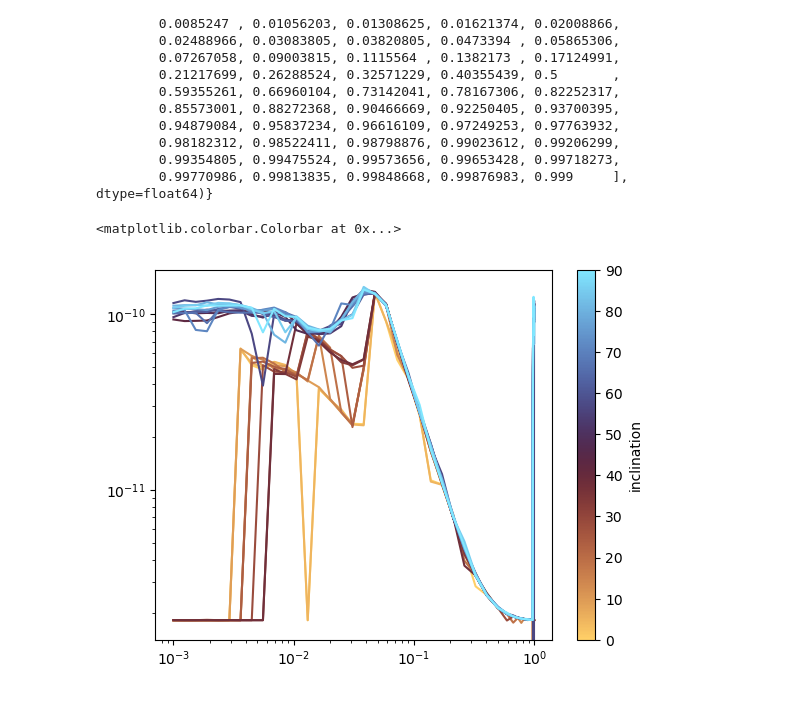
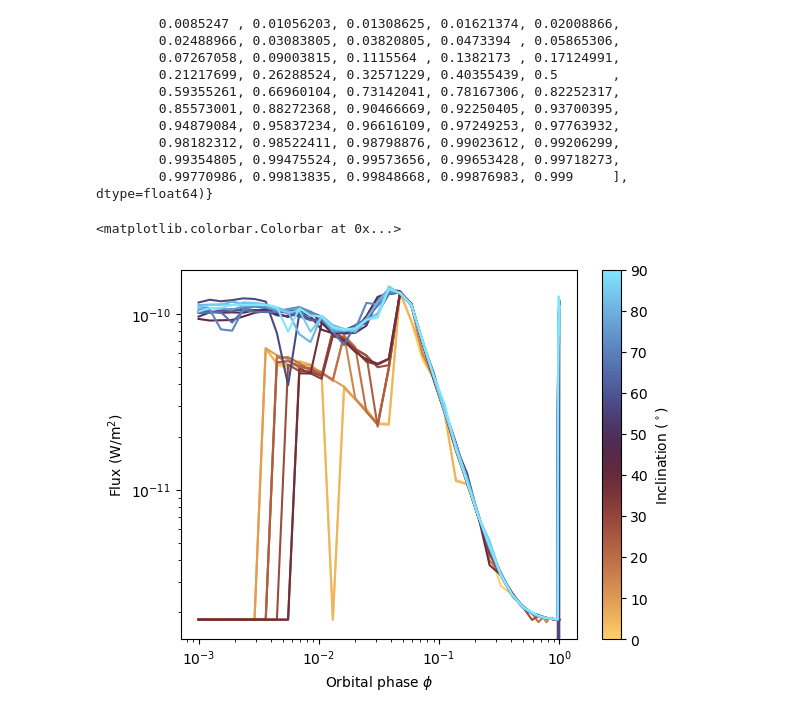
Before and after one commit to ryanwhite1/xenomorph, a Jupyter notebook: grid_runs.ipynb, the cells around one changed output. Saved outputs shown, nothing was run; the diff lists cells and outputs as text; code cells hidden in the pictures.

```diff
--- a/grid_runs.ipynb
+++ b/grid_runs.ipynb
@@ -83,26 +83,31 @@ grid_array = xmc.read_lightcurve_grid(3.5, parameter_grid, method='periastron_de
 # %%
 from matplotlib.cm import ScalarMappable
 from matplotlib.colors import Normalize
 
 fig, ax = plt.subplots()
 
 phases = parameter_grid['phases']
 inclinations = parameter_grid['inclination']
 
 n = len(inclinations)
 
 cmap_name = 'managua'
-
+# cmap_name = 'cool_r
 cmap = mpl.colormaps[cmap_name]
 colours = cmap(inclinations / np.max(inclinations))
 
+# cmap_name = 'gist_heat'
+# cmap = mpl.colormaps[cmap_name]
+# colours = cmap(inclinations / np.max(1.1 * inclinations))
+
 for i in range(n):
     ax.plot(phases, grid_array[i, :], c=colours[i])
-ax.set(yscale='log', xscale='log')
+ax.set(yscale='log', xscale='log',
+      xlabel=r'Orbital phase $\phi$', ylabel=r'Flux (W/m$^2$)')
 
 cmappable = ScalarMappable(Normalize(inclinations[0], inclinations[n-1]))
 cmappable.set_cmap(cmap_name)
-plt.colorbar(cmappable, ax=ax, label='inclination')
+plt.colorbar(cmappable, ax=ax, label=r'Inclination ($^\circ$)')
 # %% [output]
 <matplotlib.colorbar.Colorbar at 0x...>
-[figure, old version]
+[figure, new version]
```
Also changed, not shown: 3 other files.
